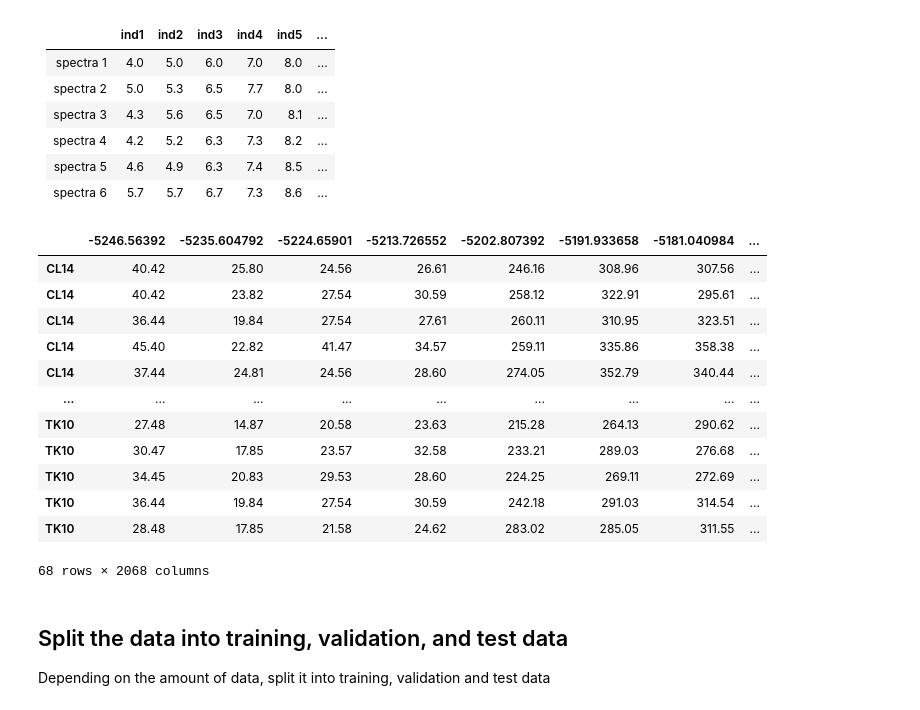
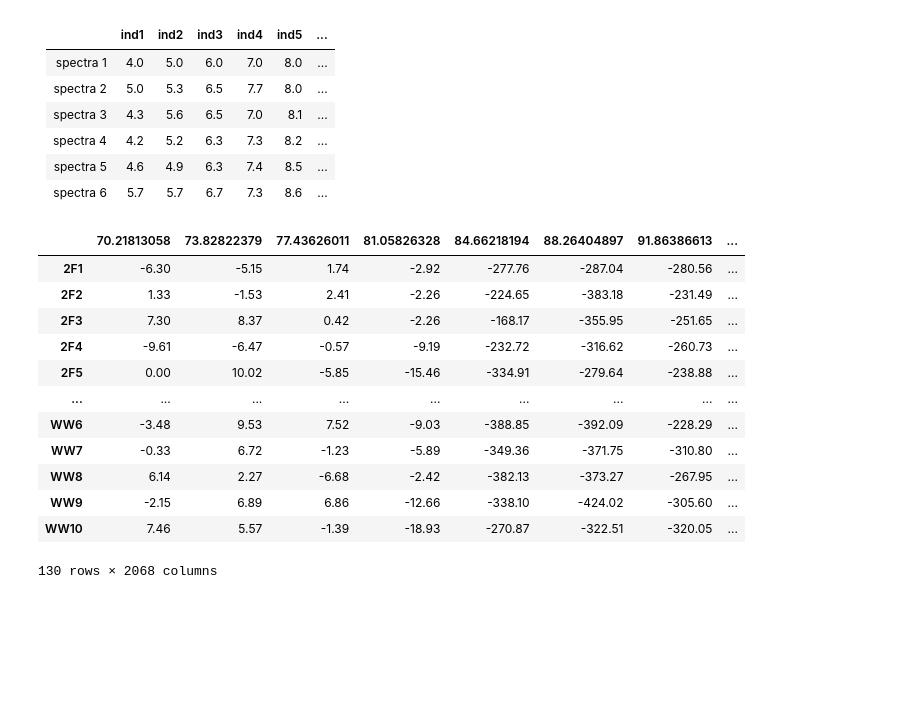
Before and after one commit to the-professor510/Raman-Spectra-Analysis, a Jupyter notebook: PCA.ipynb, the cells around one changed output. Cells and saved outputs as stored; diff of their text form; code cells hidden in the pictures; blank space fills up the shorter version.

```diff
--- a/PCA.ipynb
+++ b/PCA.ipynb
@@ -30,41 +25,32 @@ All data (training, validation, testing) is imported from a csv of format withou
 | spectra 6 | 5.7 | 5.7 | 6.7 | 7.3 | 8.6 | ...
 # %%
 """ #Uncommment if you have not installed these packages in your python environment
-%pip install fsspec
-%pip install s3fs
-%pip install boto
+%pip install matplotlib
+%pip install pandas
+%pip install numpy
 %pip install scikit-learn
-"""
+#"""
 
 import pandas as pd
+import numpy as np
+import matplotlib.pyplot as plt
+from sklearn.decomposition import PCA
 
-#simulated data
-file = r"C:\Users\edwar\OneDrive\Documents\University\Summer_2023_Internship\Data\Caramel Detection\RawDataForCaramelDetectionvodka1.csv"
-file = r"C:\Users\edwar\OneDrive\Documents\University\Summer_2023_Internship\Data\Caramel Detection\DataForCaramelDetectionWithout9&23.csv"
-file = r"C:\Users\edwar\OneDrive\Documents\University\Summer_2023_Internship\Data\Caramel Detection\DataForCaramelDetectionWithout9&23limited.csv"
-file = r"C:\Users\edwar\OneDrive\Documents\University\Summer_2023_Internship\Data\RecycledBottles\DifferentWhiskies\UnopenedBottles.csv"
+file = r"C:\Users\omguser\OneDrive - University of St Andrews (1)\Documents\Data for Other People\George god1\Ghanaian Bitters\Raw Data\merged.csv"
 
-data = pd.read_csv(file, header = 0,index_col =0)
+data = pd.read_csv(file, index_col =0)
 data
-#data = pd.read_csv(file)
-#data = data.drop('Unnamed: 0', axis = 1)
-
-#data
 # %% [output]
-|  | -5246.56392 | -5235.604792 | -5224.65901 | -5213.726552 | -5202.807392 | -5191.933658 | -5181.040984 | ... |
-| CL14 | 40.42 | 25.80 | 24.56 | 26.61 | 246.16 | 308.96 | 307.56 | ... |
-| CL14 | 40.42 | 23.82 | 27.54 | 30.59 | 258.12 | 322.91 | 295.61 | ... |
-| CL14 | 36.44 | 19.84 | 27.54 | 27.61 | 260.11 | 310.95 | 323.51 | ... |
-| CL14 | 45.40 | 22.82 | 41.47 | 34.57 | 259.11 | 335.86 | 358.38 | ... |
-| CL14 | 37.44 | 24.81 | 24.56 | 28.60 | 274.05 | 352.79 | 340.44 | ... |
+|  | 70.21813058 | 73.82822379 | 77.43626011 | 81.05826328 | 84.66218194 | 88.26404897 | 91.86386613 | ... |
+| 2F1 | -6.30 | -5.15 | 1.74 | -2.92 | -277.76 | -287.04 | -280.56 | ... |
+| 2F2 | 1.33 | -1.53 | 2.41 | -2.26 | -224.65 | -383.18 | -231.49 | ... |
+| 2F3 | 7.30 | 8.37 | 0.42 | -2.26 | -168.17 | -355.95 | -251.65 | ... |
+| 2F4 | -9.61 | -6.47 | -0.57 | -9.19 | -232.72 | -316.62 | -260.73 | ... |
+| 2F5 | 0.00 | 10.02 | -5.85 | -15.46 | -334.91 | -279.64 | -238.88 | ... |
 | ... | ... | ... | ... | ... | ... | ... | ... | ... |
-| TK10 | 27.48 | 14.87 | 20.58 | 23.63 | 215.28 | 264.13 | 290.62 | ... |
-| TK10 | 30.47 | 17.85 | 23.57 | 32.58 | 233.21 | 289.03 | 276.68 | ... |
-| TK10 | 34.45 | 20.83 | 29.53 | 28.60 | 224.25 | 269.11 | 272.69 | ... |
-| TK10 | 36.44 | 19.84 | 27.54 | 30.59 | 242.18 | 291.03 | 314.54 | ... |
-| TK10 | 28.48 | 17.85 | 21.58 | 24.62 | 283.02 | 285.05 | 311.55 | ... |
+| WW6 | -3.48 | 9.53 | 7.52 | -9.03 | -388.85 | -392.09 | -228.29 | ... |
+| WW7 | -0.33 | 6.72 | -1.23 | -5.89 | -349.36 | -371.75 | -310.80 | ... |
+| WW8 | 6.14 | 2.27 | -6.68 | -2.42 | -382.13 | -373.27 | -267.95 | ... |
+| WW9 | -2.15 | 6.89 | 6.86 | -12.66 | -338.10 | -424.02 | -305.60 | ... |
+| WW10 | 7.46 | 5.57 | -1.39 | -18.93 | -270.87 | -322.51 | -320.05 | ... |
-68 rows × 2068 columns
+130 rows × 2068 columns
-# %% [markdown]
-## Split the data into training, validation, and test data
-
-Depending on the amount of data, split it into training, validation and test data
```
Also changed, not shown: parts of 11 cells of this notebook.
